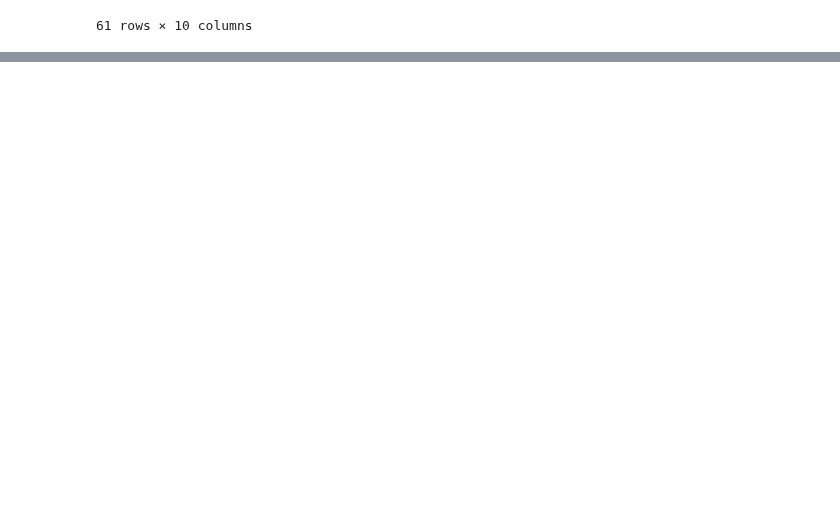
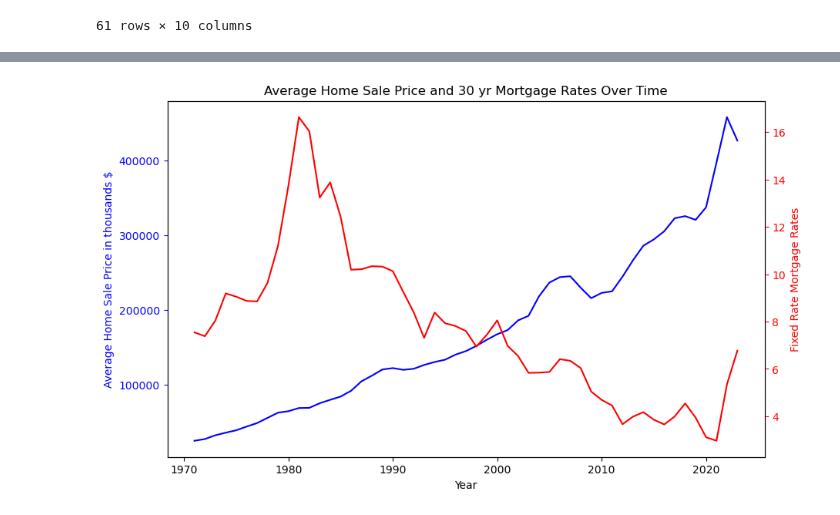
Before and after one commit to njlanger/Project1_Grp3, a Jupyter notebook: Neil/raw_fred_data.ipynb, the cells around one changed output, grey strips where cells are left out. Drawn from its saved outputs; the diff is of its cells as text; code cells hidden in the pictures; blank space fills up the shorter version.

```diff
--- a/Neil/raw_fred_data.ipynb
+++ b/Neil/raw_fred_data.ipynb
@@ -583,0 +656,7 @@ plt.show()
+# %%
+# Merging Avg. Median Home Sale Price and 30 yr Mortgage
+home_sale_price_and_30yr = work_file[[
+    'Year','Avg. 30 Year Fixed Mortgage Rate','Avg. Median Home Sale Price'
+]]pd.reset_option('display.max_columns')
+
+home_sale_price_and_30yr
@@ -583,0 +681,26 @@ plt.show()
+# %%
+# Ploting 30 year fixed mortgage rates and the average home sale price
+
+home_sale_price_and_30yr = home_sale_price_and_30yr.dropna()
+
+fig, ax1 = plt.subplots(figsize=(10, 6))
+
+# Plot home price index on the primary y-axis
+ax1.plot(home_sale_price_and_30yr['Year'], home_sale_price_and_30yr['Avg. Median Home Sale Price'], label='Average Home Sale Price', color='blue')
+ax1.set_xlabel('Year')
+ax1.set_ylabel('Average Home Sale Price in thousands $', color='blue')
+ax1.tick_params('y', colors='blue')
+
+# Create a secondary y-axis for fixed rate mortgage rates
+ax2 = ax1.twinx()
+ax2.plot(home_sale_price_and_30yr['Year'], home_sale_price_and_30yr['Avg. 30 Year Fixed Mortgage Rate'], label='30 yr Fixed Rate Mortgage Rates', color='red')
+ax2.set_ylabel('Fixed Rate Mortgage Rates', color='red')
+ax2.tick_params('y', colors='red')
+
+plt.title('Average Home Sale Price and 30 yr Mortgage Rates Over Time')
+
+plt.savefig('Average Home Sale Price and 30 yr Mortgage Rates Over Time.png')
+
+plt.show()
+# %% [output]
+[figure, added]
```
Also changed, not shown: parts of 11 cells of this notebook, 4 other files.
